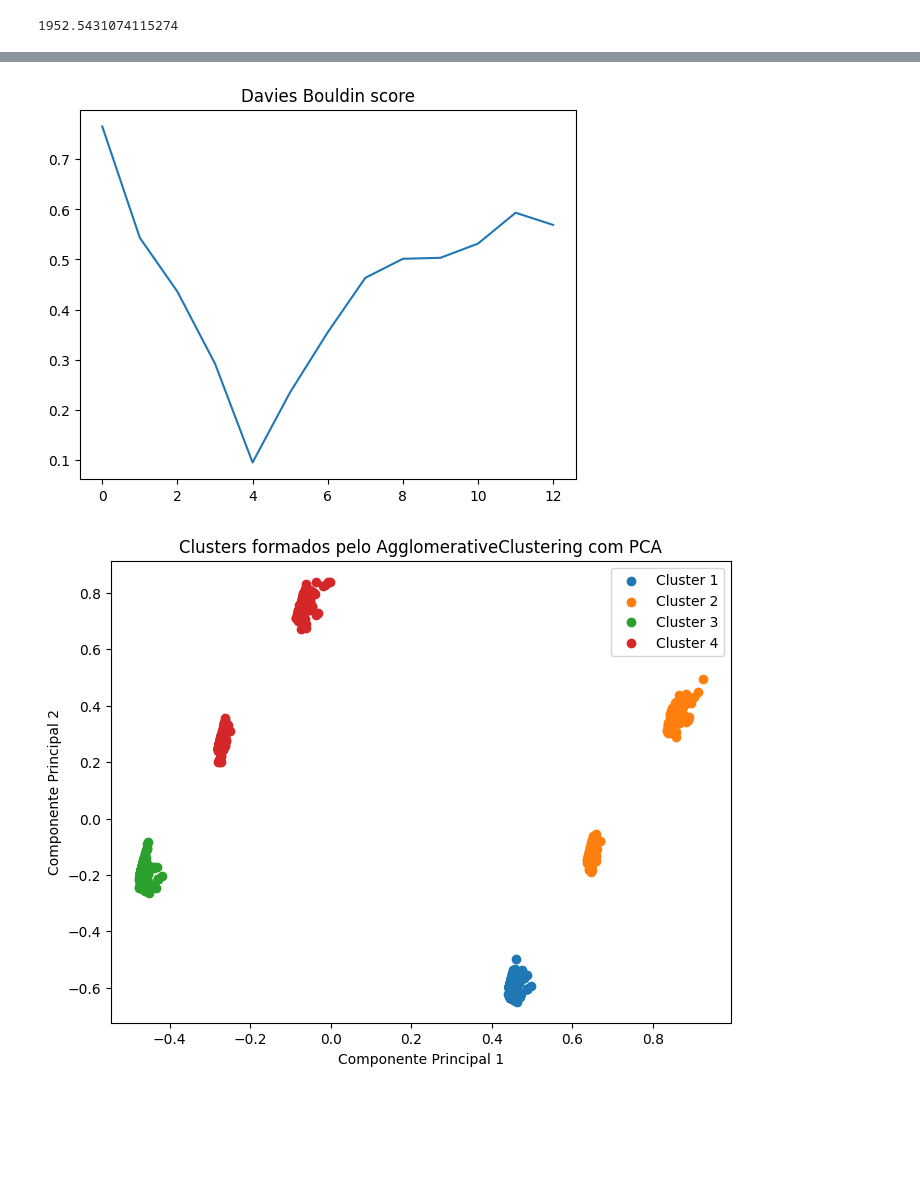
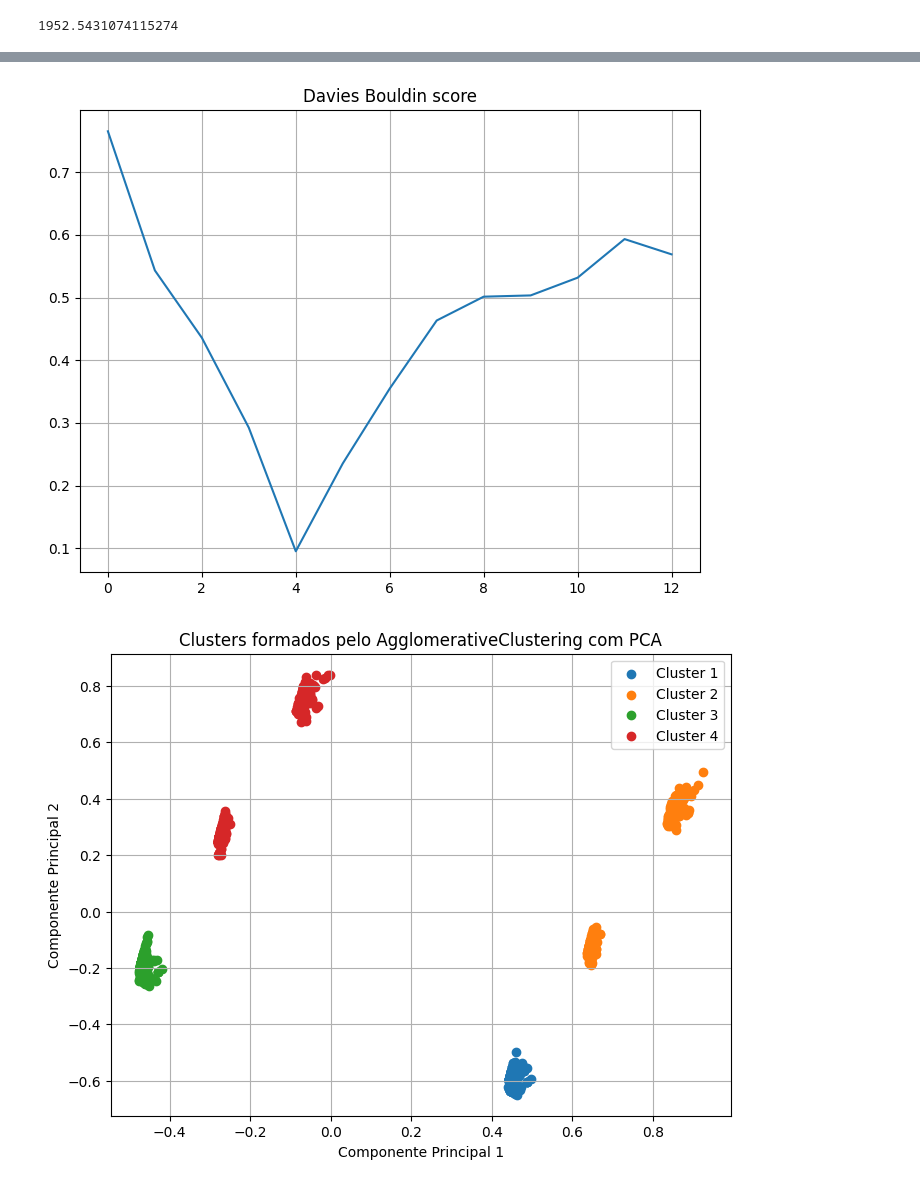
Before and after one commit to marcello10/Agrupamento_Hierarquico, a Jupyter notebook: hierachical_clustering.ipynb, the cells around one changed output, grey strips where cells are left out. Saved outputs shown, nothing was run; the diff lists cells and outputs as text; code cells hidden in the pictures; blank space fills up the shorter version.

```diff
--- a/hierachical_clustering.ipynb
+++ b/hierachical_clustering.ipynb
@@ -176,16 +182,18 @@ plt.show()
 # %%
 max_cluster = 15
 cluster_davies_series = []
 for i in range(2,max_cluster):
     # Suponha que você queira formar 4 clusters
     clusters = fcluster(Z, i, criterion='maxclust')
     davies_score = davies_bouldin_score(X_pca, clusters)
     cluster_davies_series.append(davies_score)
+fig,ax = plt.subplots(figsize=(8,6))
 plt.plot(cluster_davies_series)
+ax.grid()
 plt.title("Davies Bouldin score")
 plt.show()
 # %% [output]
-[figure, old version]
+[figure, new version]
 # %%
 clusters = fcluster(Z, 4, criterion='maxclust')
 # %%
@@ -200,6 +208,7 @@ plt.xlabel('Componente Principal 1')
 plt.ylabel('Componente Principal 2')
 plt.title('Clusters formados pelo AgglomerativeClustering com PCA')
 ax.legend(loc="upper right")
+ax.grid()
 plt.show()
 # %% [output]
-[figure, old version]
+[figure, new version]
```
Also changed, not shown: parts of 3 cells of this notebook.
